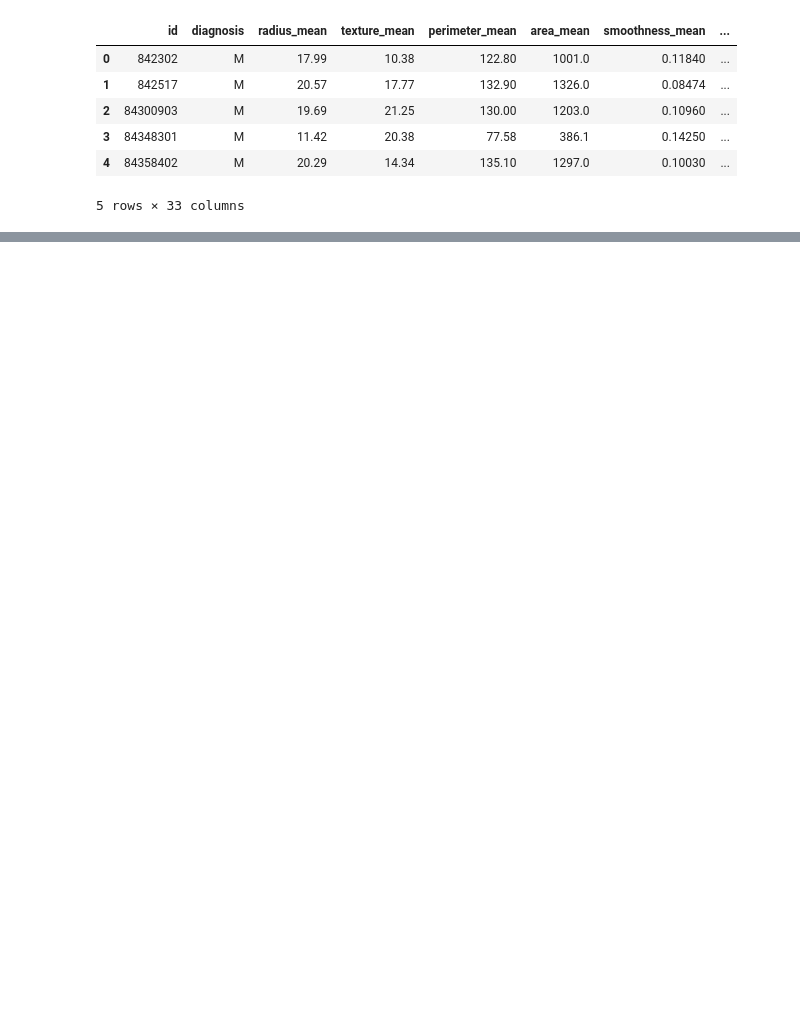
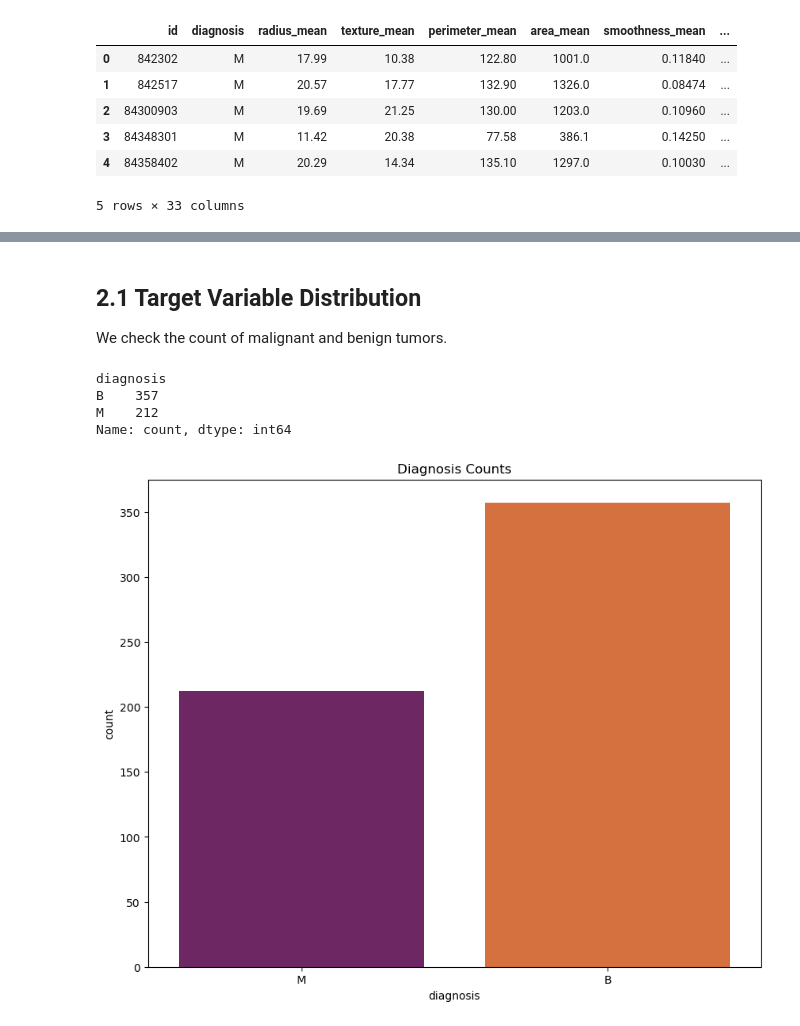
Before and after one commit to Aminbyt/breast-cancer-detection, a Jupyter notebook: notebooks/breast_cancer_detection.ipynb, the cells around one changed output, grey strips where cells are left out. Cells and saved outputs as stored; diff of their text form; code cells hidden in the pictures; blank space fills up the shorter version.

```diff
--- a/notebooks/breast_cancer_detection.ipynb
+++ b/notebooks/breast_cancer_detection.ipynb
@@ -25,0 +81,18 @@ data.head()
+# %% [markdown]
+## 2.1 Target Variable Distribution
+
+We check the count of malignant and benign tumors.
+# %%
+data["diagnosis"].value_counts()
+# %% [output]
+diagnosis
+B    357
+M    212
+Name: count, dtype: int64
+# %%
+plt.figure(figsize=(10,8))
+sns.countplot(data = data,x ="diagnosis" , palette ="inferno" , hue = "diagnosis" )
+plt.title("Diagnosis Counts")
+plt.show()
+# %% [output]
+[figure, added]
```
Also changed, not shown: parts of 11 cells of this notebook.
